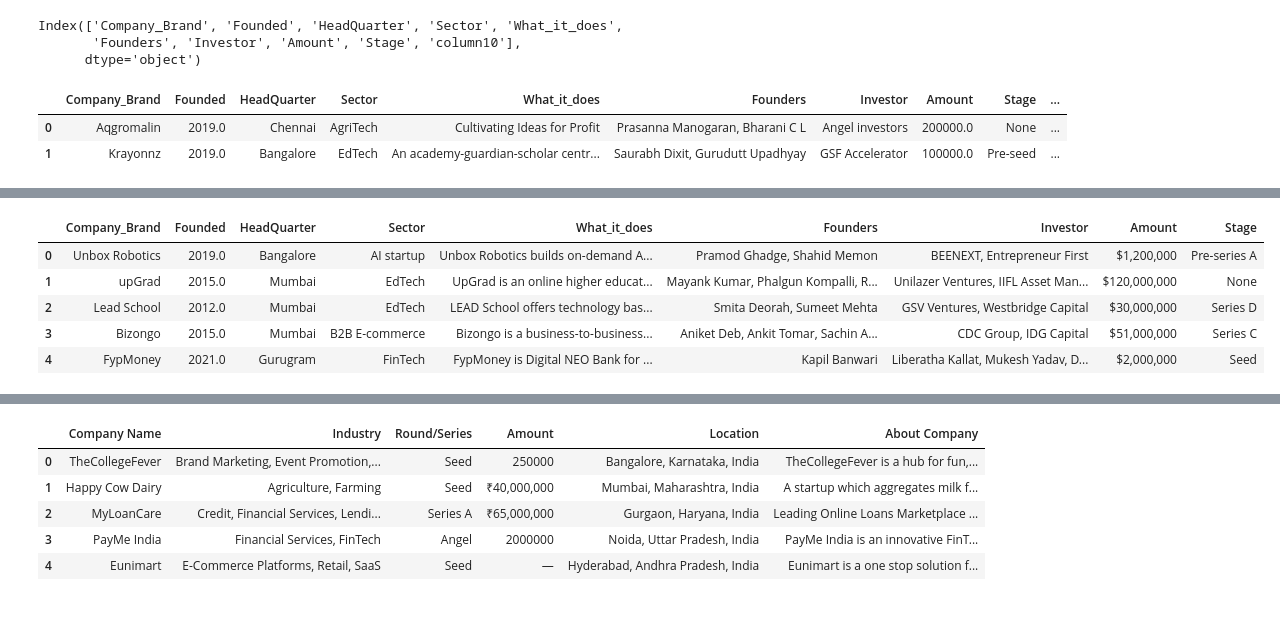
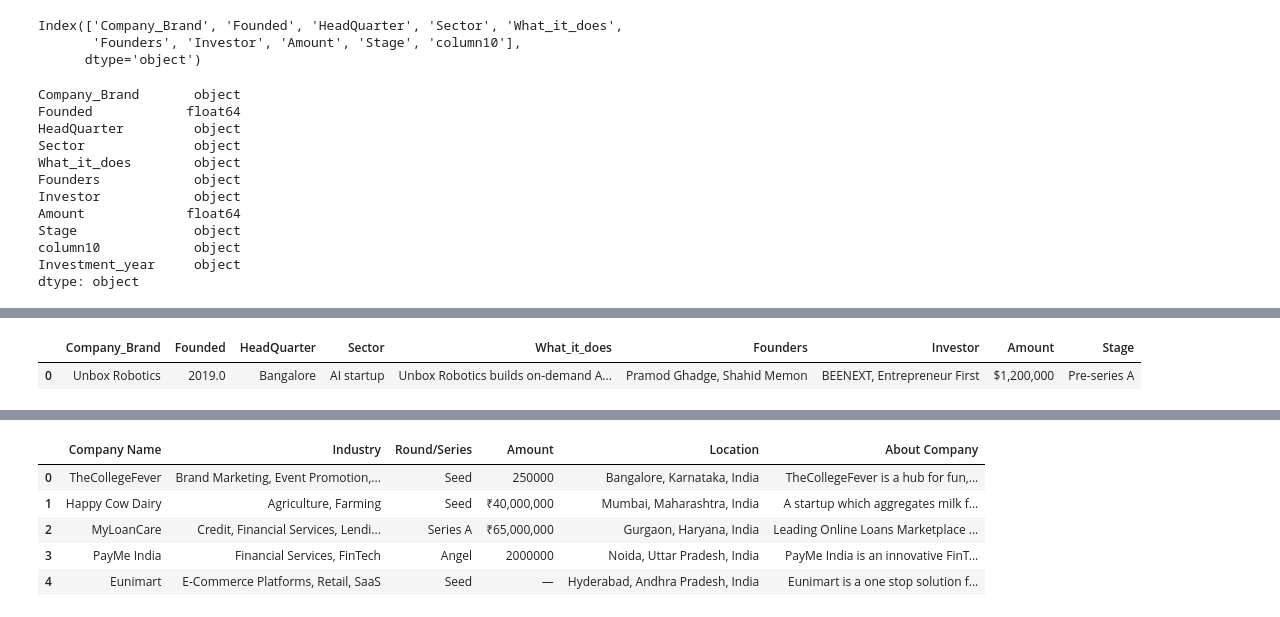
Before and after one commit to kwasichrappah/Indian_start-up_venture_investment_data_analysis, a Jupyter notebook: indian_start-up_capital_investment_data_analysis.ipynb, the cells around one changed output, grey strips where cells are left out. Saved outputs shown, nothing was run; the diff lists cells and outputs as text; code cells hidden in the pictures.

```diff
--- a/indian_start-up_capital_investment_data_analysis.ipynb
+++ b/indian_start-up_capital_investment_data_analysis.ipynb
@@ -65,10 +60,24 @@ Index(['Company_Brand', 'Founded', 'HeadQuarter', 'Sector', 'What_it_does',
       dtype='object')
 # %%
 data_2020.head(2)
+data_2020['Investment_year'] = '2020'
-# %% [output]
-|  | Company_Brand | Founded | HeadQuarter | Sector | What_it_does | Founders | Investor | Amount | Stage | ... |
-| 0 | Aqgromalin | 2019.0 | Chennai | AgriTech | Cultivating Ideas for Profit | Prasanna Manogaran, Bharani C L | Angel investors | 200000.0 | None | ... |
-| 1 | Krayonnz | 2019.0 | Bangalore | EdTech | An academy-guardian-scholar centr... | Saurabh Dixit, Gurudutt Upadhyay | GSF Accelerator | 100000.0 | Pre-seed | ... |
+# %%
+#Checking the datatypes of the columns
+datatypes = data_2020.dtypes
+datatypes
+# %% [output]
+Company_Brand       object
+Founded            float64
+HeadQuarter         object
+Sector              object
+What_it_does        object
+Founders            object
+Investor            object
+Amount             float64
+Stage               object
+column10            object
+Investment_year     object
+dtype: object
 # %%
 data_2020.Amount.unique()
 # %% [output]
@@ -92,15 +101,11 @@ array([2.0000000e+05, 1.0000000e+05,           nan, 4.0000000e+05,
 # %%
 #query the 2021 startup funding data
 query = "SELECT * FROM LP1_startup_funding2021"
 
 data_2021 = pd.read_sql(query, connection)
-data_2021.head(5)
+data_2021.head(1)
 # %% [output]
 |  | Company_Brand | Founded | HeadQuarter | Sector | What_it_does | Founders | Investor | Amount | Stage |
 | 0 | Unbox Robotics | 2019.0 | Bangalore | AI startup | Unbox Robotics builds on-demand A... | Pramod Ghadge, Shahid Memon | BEENEXT, Entrepreneur First | $1,200,000 | Pre-series A |
-| 1 | upGrad | 2015.0 | Mumbai | EdTech | UpGrad is an online higher educat... | Mayank Kumar, Phalgun Kompalli, R... | Unilazer Ventures, IIFL Asset Man... | $120,000,000 | None |
-| 2 | Lead School | 2012.0 | Mumbai | EdTech | LEAD School offers technology bas... | Smita Deorah, Sumeet Mehta | GSV Ventures, Westbridge Capital | $30,000,000 | Series D |
-| 3 | Bizongo | 2015.0 | Mumbai | B2B E-commerce | Bizongo is a business-to-business... | Aniket Deb, Ankit Tomar, Sachin A... | CDC Group, IDG Capital | $51,000,000 | Series C |
-| 4 | FypMoney | 2021.0 | Gurugram | FinTech | FypMoney is Digital NEO Bank for ... | Kapil Banwari | Liberatha Kallat, Mukesh Yadav, D... | $2,000,000 | Seed |
 # %%
 data_2021.Amount.unique()
```
Also changed, not shown: parts of 36 cells of this notebook.
